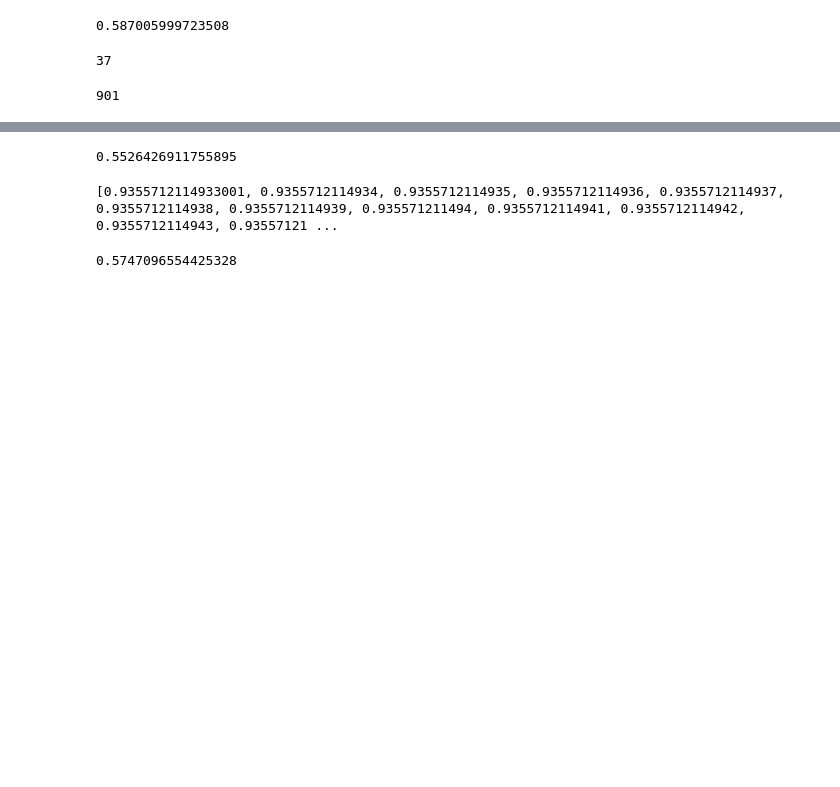
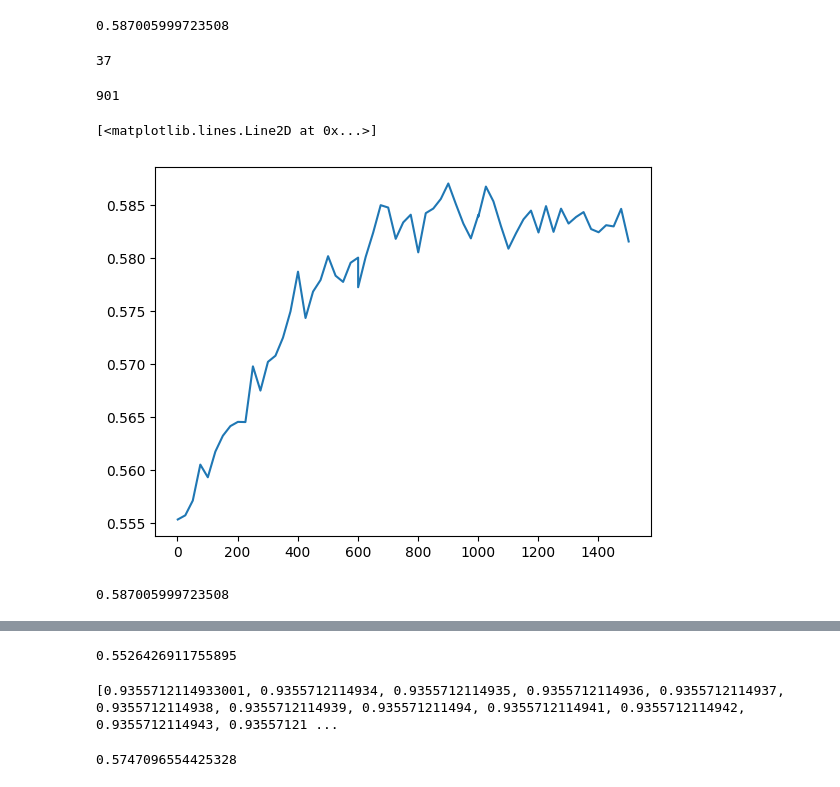
Before and after one commit to richanghmc/NLP_semi_eval_task7, a Jupyter notebook: humor_regression.ipynb, the cells around one changed output, grey strips where cells are left out. Drawn from its saved outputs; the diff is of its cells as text; code cells hidden in the pictures; blank space fills up the shorter version.

Commit message:
Add GloVe plot

```diff
--- a/humor_regression.ipynb
+++ b/humor_regression.ipynb
@@ -285,8 +285,9 @@ predictions_test = np.array(predictions_test, dtype=float)
 predictions_test = scale_predictions(predictions_test)
 # print_to_file(id_test, predictions_test, filename='task-1-output.csv', )
 # %%
-def get_rmse(components=50, alpha=5000):
-    emb_dict1 = load_pretrained_embeddings('./semeval-2020-task-7-dataset/glove.6B.100d.txt')
+def get_rmse(components=50, alpha=5000, glove_dim=100):
+    glove = f"./semeval-2020-task-7-dataset/glove.6B.{glove_dim}d.txt"
+    emb_dict1 = load_pretrained_embeddings(glove)
 
     features1, labels1, idx1, ids1, tups1 = read_data_task1("semeval-2020-task-7-dataset/subtask-1/train.csv", mode='orig', pad=False)
     f_test1, lab_test1, ind_test1, id_test1, t_test1 = read_data_task1('semeval-2020-task-7-dataset/subtask-1/test.csv', train=True, mode='orig', pad=False)
@@ -295,9 +296,9 @@ def get_rmse(components=50, alpha=5000):
     enc_feats1 = enc1.fit_transform(features1)
     # svd
     feats1 = trunc_SVD(enc_feats1, components=components)
-    emb_dict1 = load_pretrained_embeddings('./semeval-2020-task-7-dataset/glove.6B.100d.txt')
+    emb_dict1 = load_pretrained_embeddings(glove)
     # glove
-    feats1 = add_glove_embeddings(emb_dict1, feats1, tups1, dim=100)
+    feats1 = add_glove_embeddings(emb_dict1, feats1, tups1, dim=glove_dim)
     # edit distance
     feats1 = add_edit_distance(feats1, tups1)
     # model
@@ -305,7 +306,7 @@ def get_rmse(components=50, alpha=5000):
 
     enc_feats_test1 = enc1.transform(f_test1)
     enc_feats_test1 = trunc_SVD(enc_feats_test1, components=components)
-    enc_feats_test1 = add_glove_embeddings(emb_dict1, enc_feats_test1, t_test1, dim=100)
+    enc_feats_test1 = add_glove_embeddings(emb_dict1, enc_feats_test1, t_test1, dim=glove_dim)
     enc_feats_test1 = add_edit_distance(enc_feats_test1, t_test1)
     predictions_test1 = ridge1.predict(enc_feats_test1)
     predictions_test1 = np.array(predictions_test1, dtype=float)
@@ -407,3 +408,20 @@ np.where(y3 == max(y3))[0][0]
 x3[37]
 # %% [output]
 901
+# %%
+x4 = np.array(list(range(1001, 1502, 25)))
+y4 = []
+for num in x4:
+    y4.append(get_rmse(components=num, alpha=3))
+y4 = np.array(y4)
+# %%
+x5 = np.concatenate((x3, x4))
+y5 = np.concatenate((y3, y4))
+plt.plot(x5,y5)
+# %% [output]
+[<matplotlib.lines.Line2D at 0x...>]
+[figure, added]
+# %%
+max(y5)
+# %% [output]
+0.587005999723508
```
Also changed, not shown: parts of 3 cells of this notebook.
